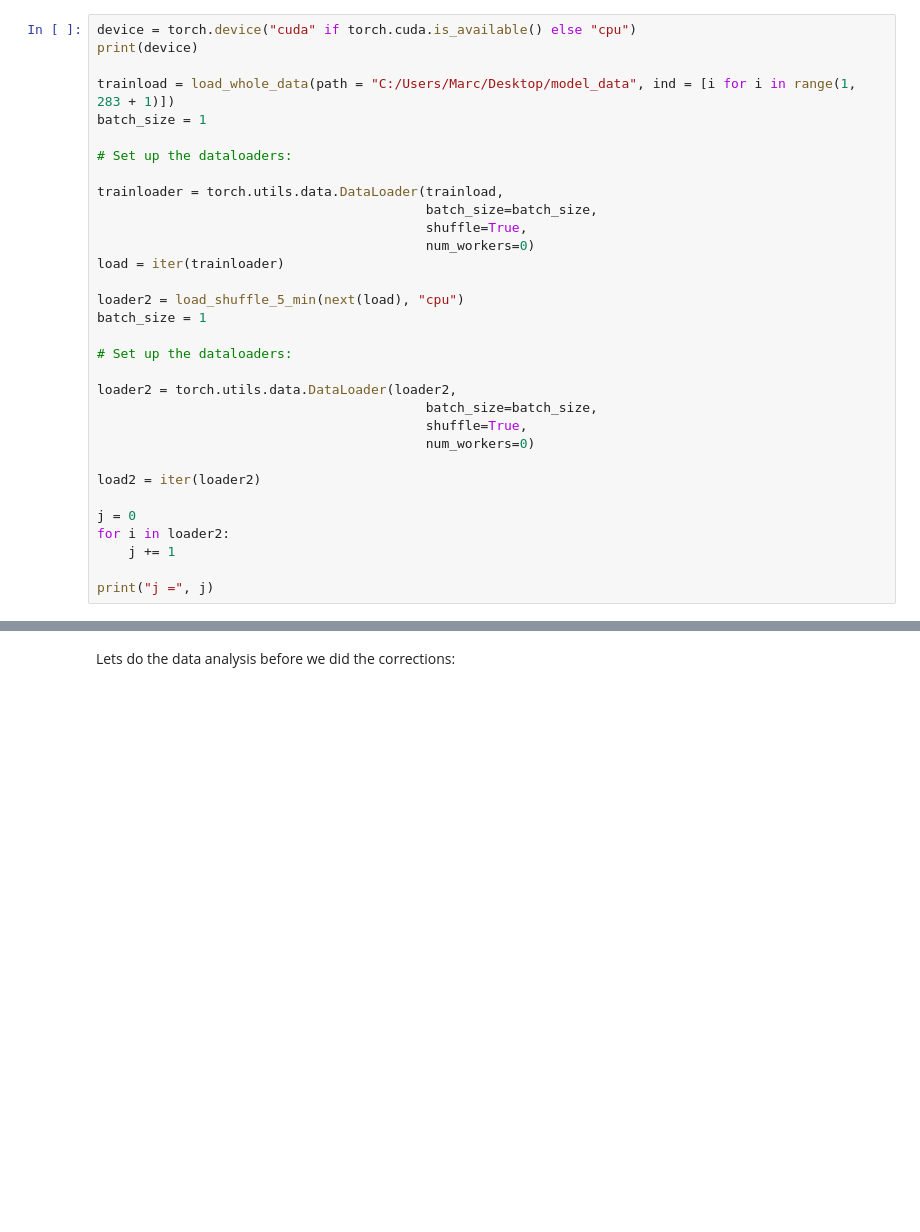
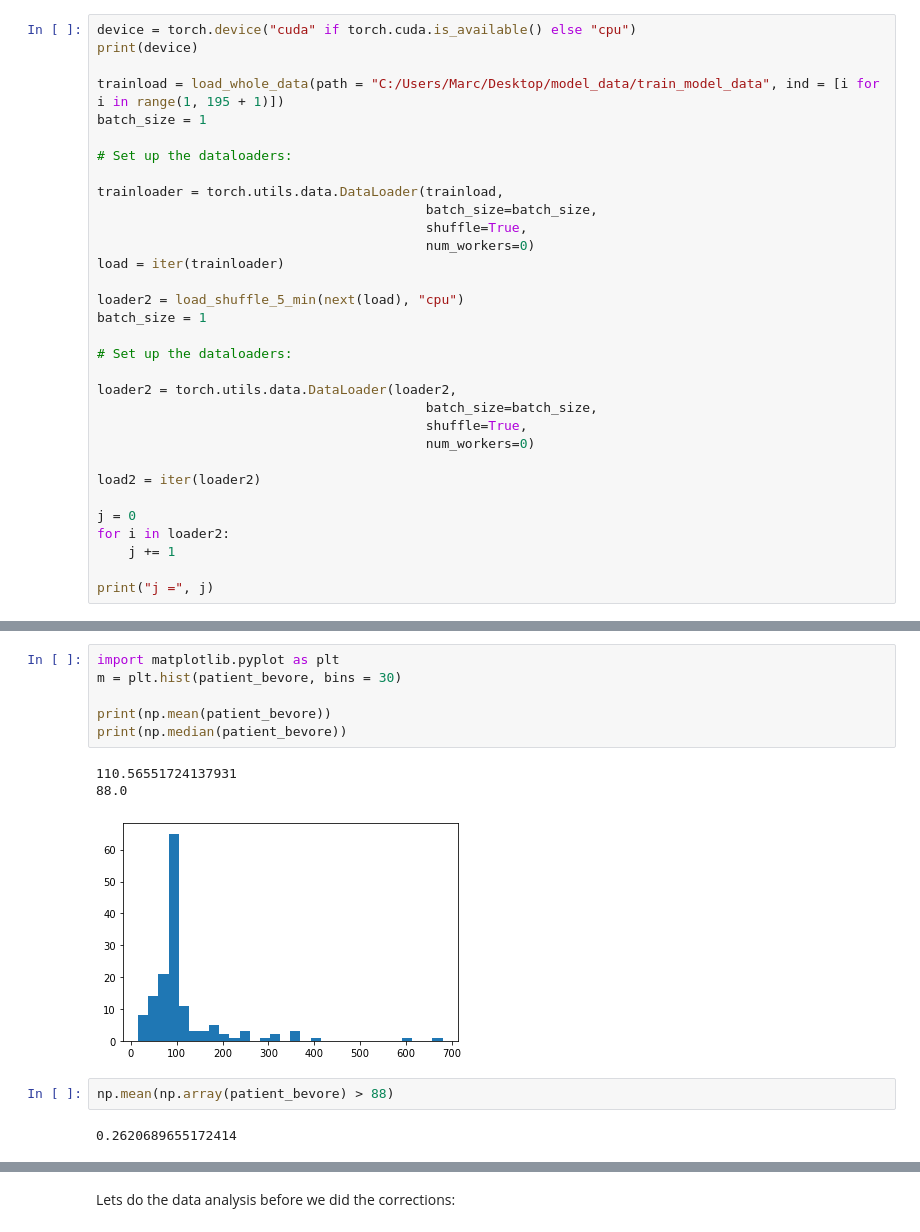
Before and after one commit to marctimjen/Artefact-Rejection, a Jupyter notebook: Loadertest.ipynb, the cells around one changed output, grey strips where cells are left out. Cells and saved outputs as stored; diff of their text form; blank space fills up the shorter version.

```diff
--- a/Loadertest.ipynb
+++ b/Loadertest.ipynb
@@ -137,7 +137,7 @@ class load_shuffle_5_min_all(Dataset):
 device = torch.device("cuda" if torch.cuda.is_available() else "cpu")
 print(device)
 
-trainload = load_whole_data(path = "C:/Users/Marc/Desktop/model_data", ind = [i for i in range(1, 283 + 1)])
+trainload = load_whole_data(path = "C:/Users/Marc/Desktop/model_data/train_model_data", ind = [i for i in range(1, 195 + 1)])
 batch_size = 1
 
 # Set up the dataloaders:
@@ -214,0 +287,14 @@ Number of files loaded in total: 283
+# %%
+import matplotlib.pyplot as plt
+m = plt.hist(patient_bevore, bins = 30)
+
+print(np.mean(patient_bevore))
+print(np.median(patient_bevore))
+# %% [output]
+110.56551724137931
+88.0
+[figure, added]
+# %%
+np.mean(np.array(patient_bevore) > 88)
+# %% [output]
+0.2620689655172414
```
Also changed, not shown: parts of 23 cells of this notebook, 6 other files.
